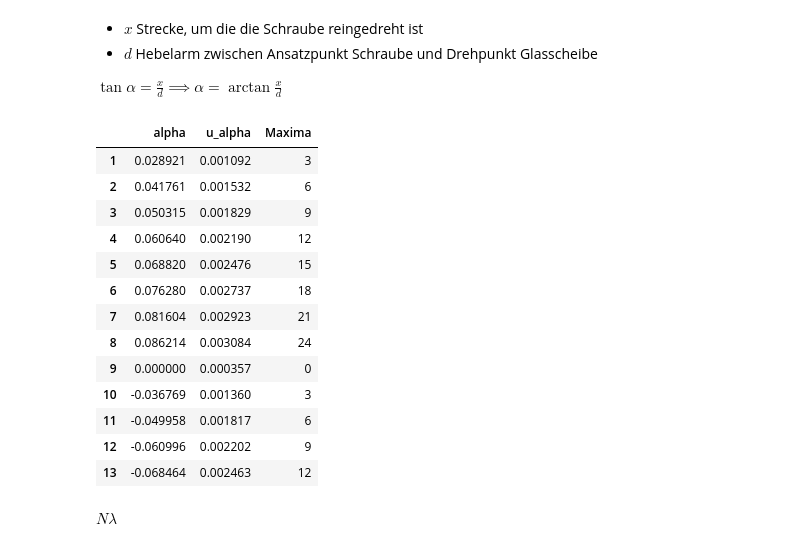
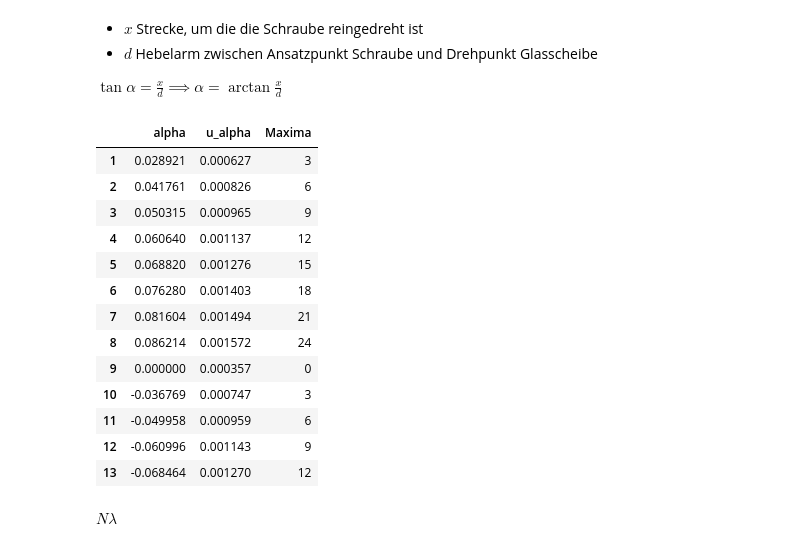
Before and after one commit to RombusBombus/AP3, a Jupyter notebook: INT/INT.ipynb, the cells around one changed output. Cells and saved outputs as stored; diff of their text form; code cells hidden in the pictures.

```diff
--- a/INT/INT.ipynb
+++ b/INT/INT.ipynb
@@ -96,52 +96,52 @@ $\tan\alpha = \frac{x}{d} \implies \alpha = \arctan \frac{x}{d}$
 x_symbol, h_symbol, alpha_symbol, d_symbol = sp.symbols("x h alpha d")
 
 hebelarm = 28e-3  # Hebelarm zwischen Ansatzpunkt Schraube und Drehpunkt der Glasscheibe
-u_hebelarm = 1e-3  # Unsicherheit für Hebelarm zum Spaß
+u_hebelarm = 0.5e-3  # Unsicherheit für Hebelarm zum Spaß
 u_mikrometerschraube = 0.01e-3  # Ableseungenauigkeit
 
 # Daten einlesen
 df = pd.read_excel("INT.xlsx", sheet_name="Plexiglas")
 df[["MikrometerschraubeA", "MikrometerschraubeB"]] = (
     df[["MikrometerschraubeA", "MikrometerschraubeB"]] * 1e-3
     - 0.00280  # in den Nullpunkt verschieben
 )
 
 # Winkel aus Mikrometerschraubeneinstellung bestimmen
 alpha_formula = sp.atan(x_symbol / d_symbol)
 for richtung in ["A", "B"]:
     alpha_vals, u_alpha_vals = fehler_gauss(
         alpha_formula,
         [x_symbol, d_symbol],
         [df[f"Mikrometerschraube{richtung}"], hebelarm],
         [u_mikrometerschraube, u_hebelarm],
     )
     df[f"alpha{richtung}"] = alpha_vals
     df[f"u_alpha{richtung}"] = u_alpha_vals
 
 # Beide Richtungen zusammenfassen
 df = pd.DataFrame(
     {
         "alpha": np.concatenate([df["alphaA"], df["alphaB"]]),
         "u_alpha": np.concatenate([df["u_alphaA"], df["u_alphaB"]]),
         "Maxima": np.concatenate([df["Maxima"], df["Maxima"]]),
     }
 ).dropna().iloc[1:]
 df
 # %% [output]
 |  | alpha | u_alpha | Maxima |
-| 1 | 0.028921 | 0.001092 | 3 |
-| 2 | 0.041761 | 0.001532 | 6 |
-| 3 | 0.050315 | 0.001829 | 9 |
-| 4 | 0.060640 | 0.002190 | 12 |
-| 5 | 0.068820 | 0.002476 | 15 |
-| 6 | 0.076280 | 0.002737 | 18 |
-| 7 | 0.081604 | 0.002923 | 21 |
-| 8 | 0.086214 | 0.003084 | 24 |
+| 1 | 0.028921 | 0.000627 | 3 |
+| 2 | 0.041761 | 0.000826 | 6 |
+| 3 | 0.050315 | 0.000965 | 9 |
+| 4 | 0.060640 | 0.001137 | 12 |
+| 5 | 0.068820 | 0.001276 | 15 |
+| 6 | 0.076280 | 0.001403 | 18 |
+| 7 | 0.081604 | 0.001494 | 21 |
+| 8 | 0.086214 | 0.001572 | 24 |
 | 9 | 0.000000 | 0.000357 | 0 |
-| 10 | -0.036769 | 0.001360 | 3 |
-| 11 | -0.049958 | 0.001817 | 6 |
-| 12 | -0.060996 | 0.002202 | 9 |
-| 13 | -0.068464 | 0.002463 | 12 |
+| 10 | -0.036769 | 0.000747 | 3 |
+| 11 | -0.049958 | 0.000959 | 6 |
+| 12 | -0.060996 | 0.001143 | 9 |
+| 13 | -0.068464 | 0.001270 | 12 |
 # %%
 # Optischer Wegunterschied mit der Anzahl Maxima berechnen
 delta_s_formula = N_symbol * lambda_symbol
```
Also changed, not shown: parts of 5 cells of this notebook, 11 other files.
